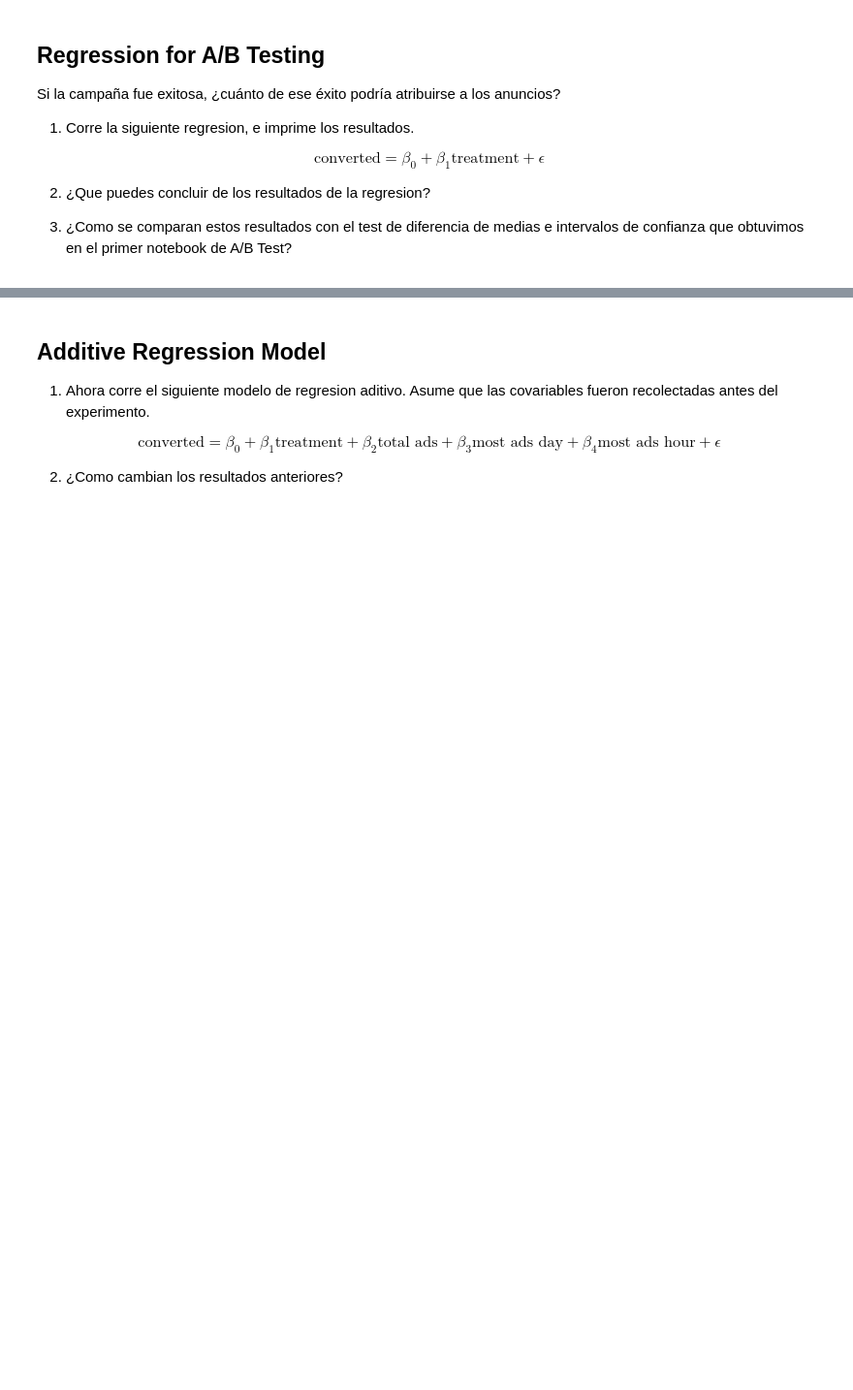
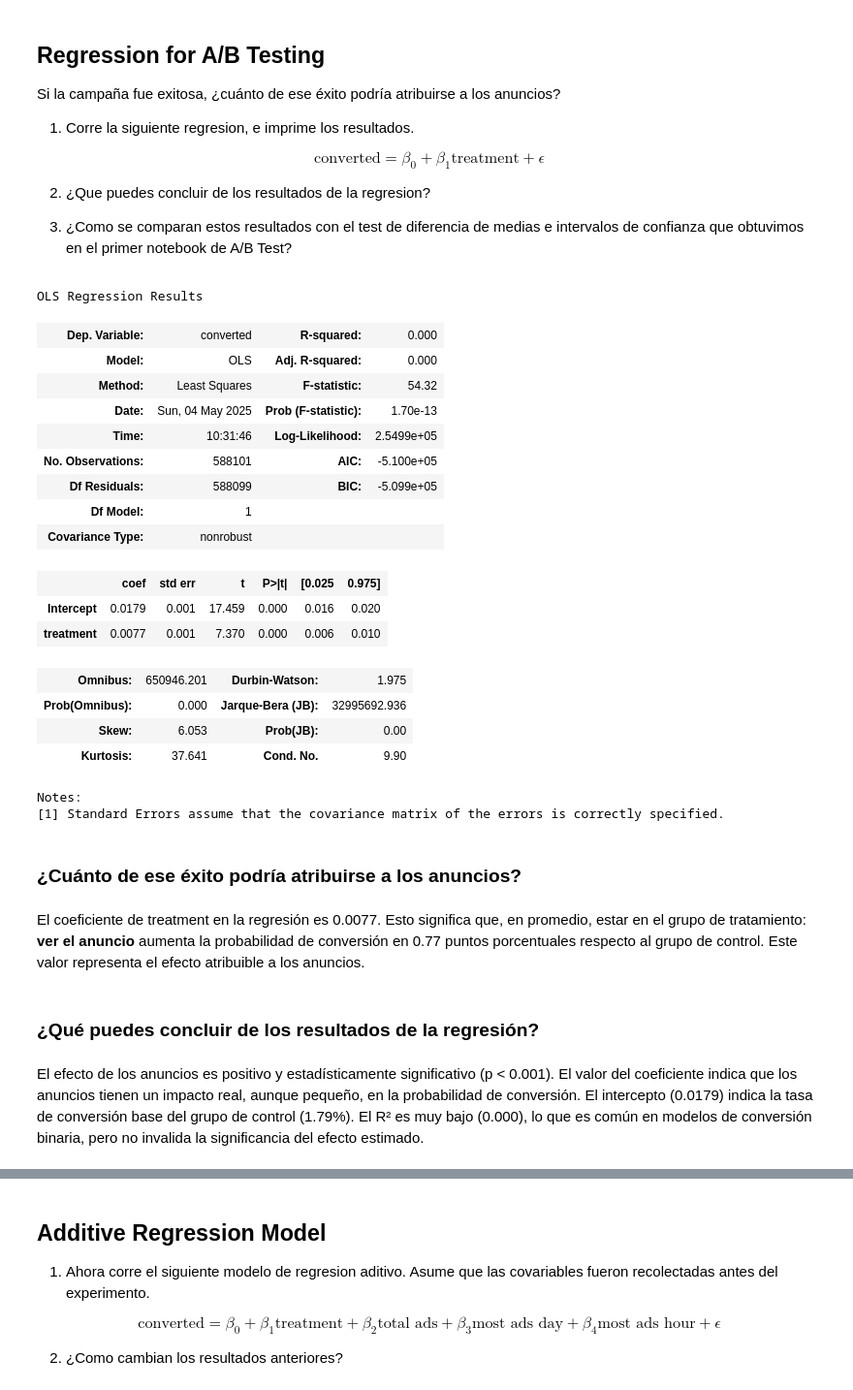
Before and after one commit to WSmithDR/A-B-testing-project, a Jupyter notebook: Regression_AB_Test.ipynb, the cells around one changed output, grey strips where cells are left out. Shown: that part at 97% size. Drawn from its saved outputs; the diff is of its cells as text; code cells hidden in the pictures; blank space fills up the shorter version.

```diff
--- a/Regression_AB_Test.ipynb
+++ b/Regression_AB_Test.ipynb
@@ -50,3 +66,37 @@ $$
 2. ¿Que puedes concluir de los resultados de la regresion?
 
 3. ¿Como se comparan estos resultados con el test de diferencia de medias e intervalos de confianza que obtuvimos en el primer notebook de A/B Test?
+# %%
+model1 = smf.ols('converted ~ treatment', data=df).fit()
+# %%
+display(model1.summary())
+# %% [output]
+OLS Regression Results
+| Dep. Variable: | converted | R-squared: | 0.000 |
+| Model: | OLS | Adj. R-squared: | 0.000 |
+| Method: | Least Squares | F-statistic: | 54.32 |
+| Date: | Sun, 04 May 2025 | Prob (F-statistic): | 1.70e-13 |
+| Time: | 10:31:46 | Log-Likelihood: | 2.5499e+05 |
+| No. Observations: | 588101 | AIC: | -5.100e+05 |
+| Df Residuals: | 588099 | BIC: | -5.099e+05 |
+| Df Model: | 1 |  |  |
+| Covariance Type: | nonrobust |  |  |
+|  | coef | std err | t | P>|t| | [0.025 | 0.975] |
+| Intercept | 0.0179 | 0.001 | 17.459 | 0.000 | 0.016 | 0.020 |
+| treatment | 0.0077 | 0.001 | 7.370 | 0.000 | 0.006 | 0.010 |
+| Omnibus: | 650946.201 | Durbin-Watson: | 1.975 |
+| Prob(Omnibus): | 0.000 | Jarque-Bera (JB): | 32995692.936 |
+| Skew: | 6.053 | Prob(JB): | 0.00 |
+| Kurtosis: | 37.641 | Cond. No. | 9.90 |
+Notes:
+[1] Standard Errors assume that the covariance matrix of the errors is correctly specified.
+# %% [markdown]
+### ¿Cuánto de ese éxito podría atribuirse a los anuncios?
+# %% [markdown]
+El coeficiente de treatment en la regresión es 0.0077. Esto significa que, en promedio, estar en el grupo de tratamiento: **ver el anuncio** aumenta la probabilidad de conversión en 0.77 puntos porcentuales respecto al grupo de control. Este valor representa el efecto atribuible a los anuncios.
+# %% [markdown]
+### ¿Qué puedes concluir de los resultados de la regresión?
+# %% [markdown]
+El efecto de los anuncios es positivo y estadísticamente significativo (p < 0.001). El valor del coeficiente indica que los anuncios tienen un impacto real, aunque pequeño, en la probabilidad de conversión.
+El intercepto (0.0179) indica la tasa de conversión base del grupo de control (1.79%).
+El R² es muy bajo (0.000), lo que es común en modelos de conversión binaria, pero no invalida la significancia del efecto estimado.
```
Also changed, not shown: parts of 15 cells of this notebook, 33 other files.
